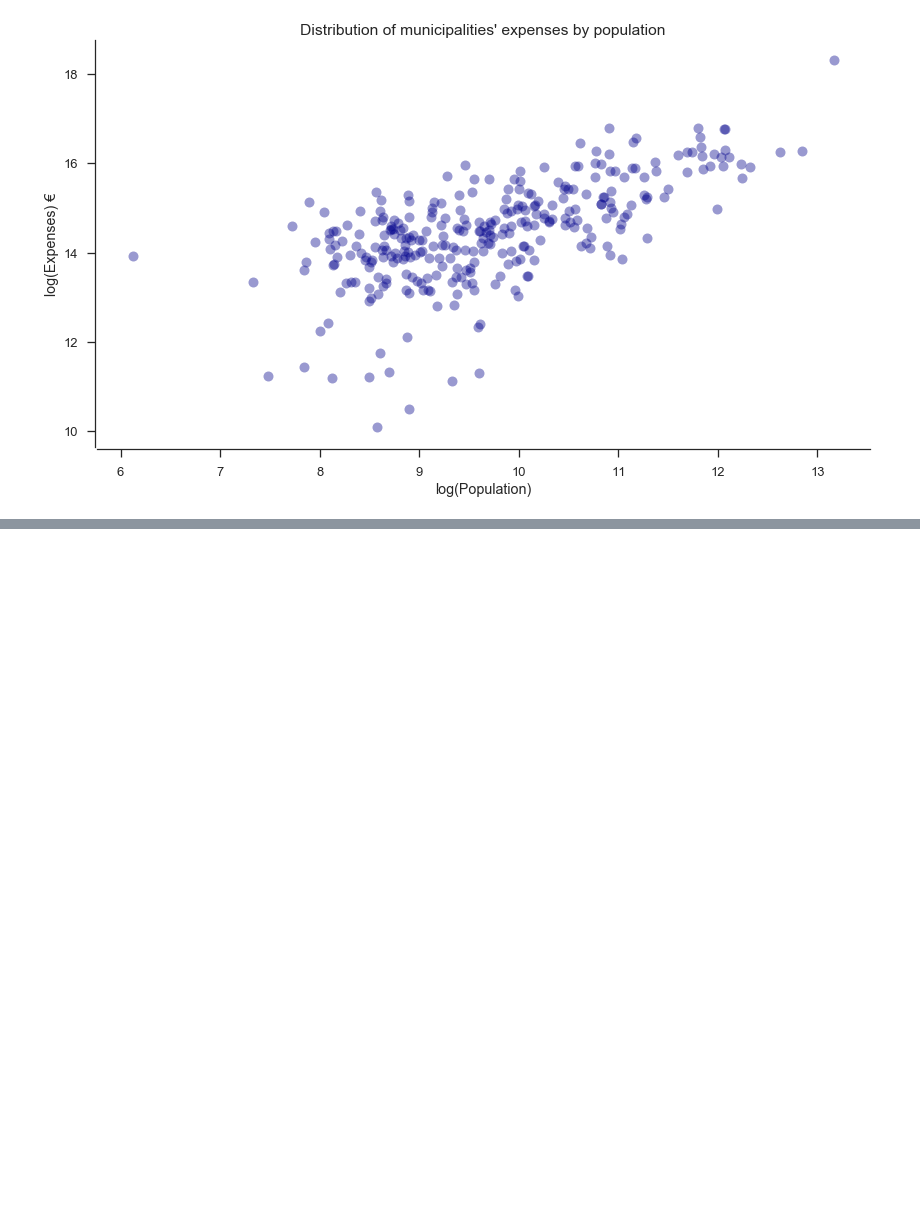
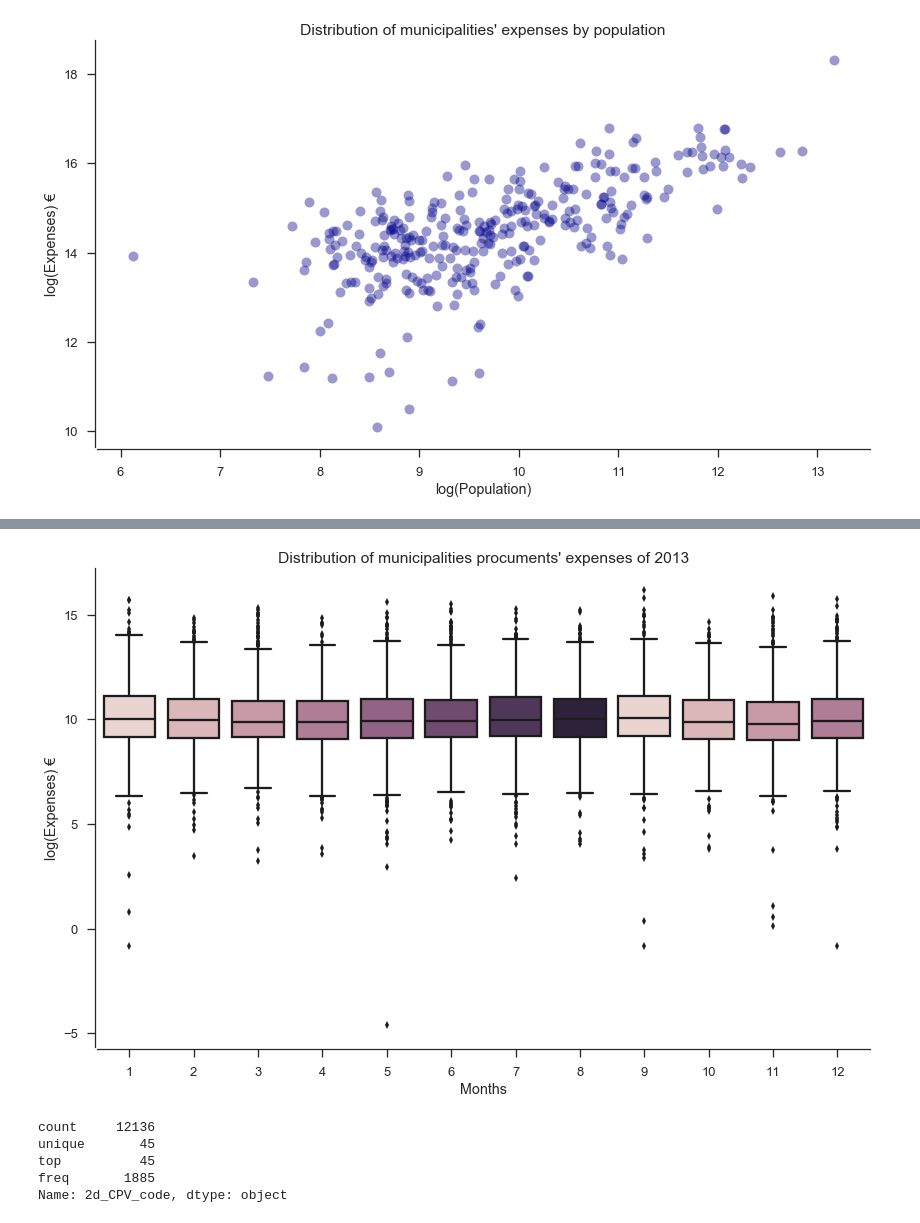
Before and after one commit to RodolfoLSS/Portuguese_Procurements, a Jupyter notebook: H7.20180088.ipynb, the cells around one changed output, grey strips where cells are left out. Saved outputs shown, nothing was run; the diff lists cells and outputs as text; code cells hidden in the pictures; blank space fills up the shorter version.

```diff
--- a/H7.20180088.ipynb
+++ b/H7.20180088.ipynb
@@ -409,6 +446,6 @@ sns.despine(offset=2)
 # %%
 # Get the first digit of CPV_code for the groupby
-municipalProc['1d_CPV_code'] = municipalProc['CPV_code'].str[0]
+municipalProc['2d_CPV_code'] = municipalProc['CPV_code'].str[0:2]
 
-#= pd.DataFrame(municipalProc.groupby(['municipality','initialData','1d_CPV_code'])['initialValue']).reset_index()
-municipalProc.groupby(['municipality','initialDate','1d_CPV_code'])['initialValue'].sum()
+cpvExp = pd.DataFrame(municipalProc.groupby(['2d_CPV_code','municipality','initialMonth'])['initialValue'].sum()).reset_index()
+cpvExp
@@ -416,0 +471,39 @@ municipalProc.groupby(['municipality','initialMonth'])['initialValue']
+# %%
+# Apply the log to facilitate the vizualition
+exp = cpvExp['initialValue'].apply(np.log)
+# %%
+sns.set_style("ticks", {"xtick.major.size": 8, "ytick.major.size": 8})
+
+# Set up the matplotlib figure
+f, (ax3) = plt.subplots(1, figsize=(12, 8), sharex=True)
+
+
+# Plot boxplot with seaborn
+color = sns.cubehelix_palette(8)
+bplot=sns.boxplot(y=exp, x='initialMonth',
+                 data=cpvExp,
+                 width=0.8,
+                 palette=color)
+
+bplot.set_xlabel('Months')
+bplot.set_ylabel('log(Expenses) €')
+bplot.set_title("Distribution of municipalities procuments' expenses of 2013")
+
+plt.tight_layout(h_pad=2)
+sns.despine(offset=2)
+
+### Explanation how the distribution changed ###########
+# %% [output]
+[figure, added]
+# %%
+cpvExpPop = pd.merge(cpvExp,popsize,
+                   how='left',
+                   left_on = 'municipality',
+                   right_on = 'municipality')
+cpvExpPop['2d_CPV_code'].describe()
+# %% [output]
+count     12136
+unique       45
+top          45
+freq       1885
+Name: 2d_CPV_code, dtype: object
```
Also changed, not shown: parts of 14 cells of this notebook.
